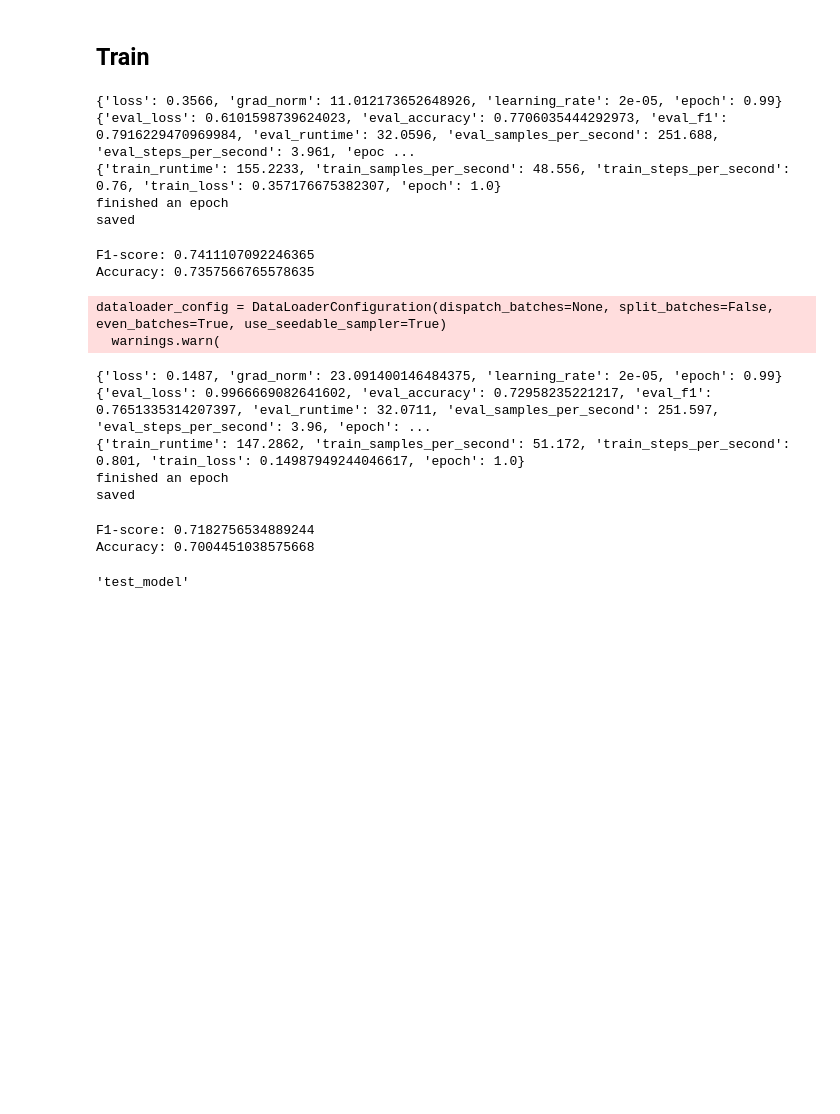
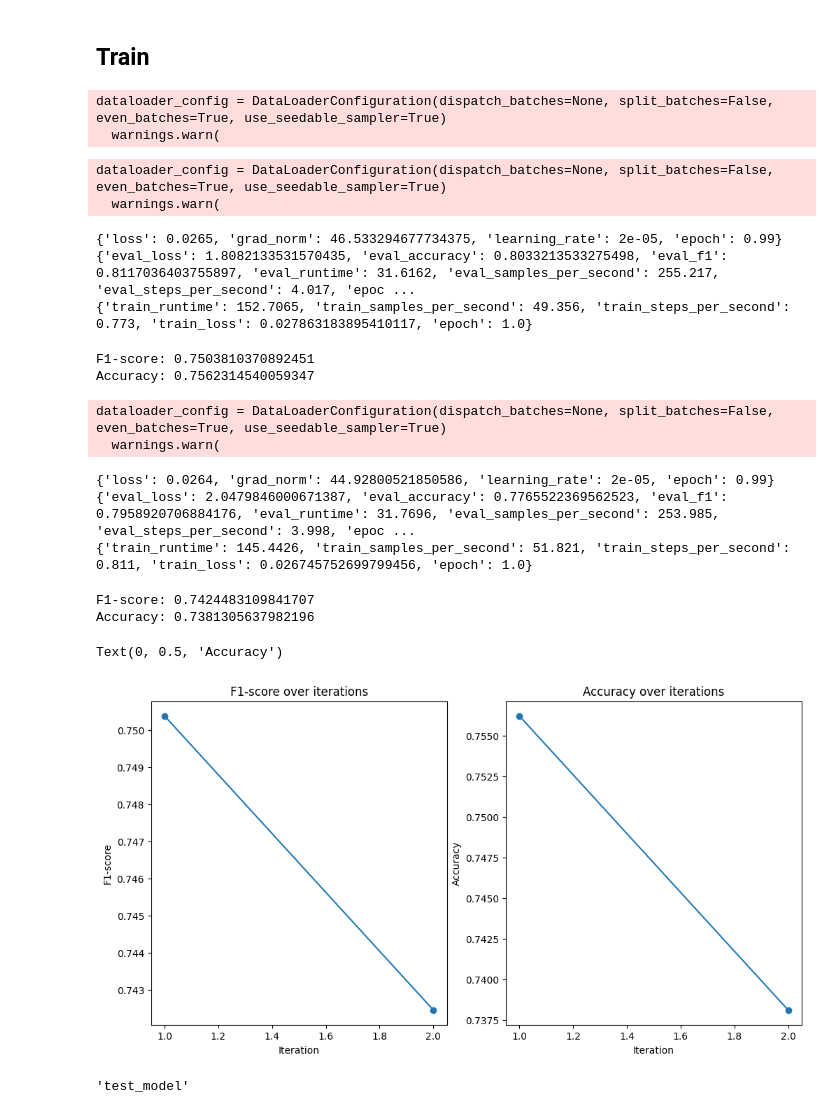
Before and after one commit to hermeschen1116/chat-bot, a Jupyter notebook: src/bot/emotion_predictor/run_EP.ipynb, the cells around one changed output. Saved outputs shown, nothing was run; the diff lists cells and outputs as text; code cells hidden in the pictures; blank space fills up the shorter version.

Commit message:
change shifting func

```diff
--- a/src/bot/emotion_predictor/run_EP.ipynb
+++ b/src/bot/emotion_predictor/run_EP.ipynb
@@ -148,10 +191,10 @@ data = data_raw
 train_dataset = data["train"]
 
 # 计算提取的前10%的数量
-num_samples = int(len(train_dataset) * 0.1)
+# num_samples = int(len(train_dataset) * 0.01)
 
 # 提取前10%的数据
-train_10_percent = train_dataset.select(range(num_samples))
+train_10_percent = train_dataset.select(range(1000))
 
 # 更新DatasetDict中的训练集
 data["train"] = train_10_percent
@@ -182,4 +225,4 @@ DatasetDict({
 # df["label"]  = df["label"].astype(int)
 # print(df.head(20))
 # %%
-shifting_train(data)
+shift_all(data)
@@ -301,5 +337,8 @@ trainer = Trainer(model=model, args=training_args,
                   tokenizer=tokenizer)
 # trainer.train(resume_from_checkpoint=True);
 # trainer.model.save_pretrained(new_model)
+# %% [output]
+dataloader_config = DataLoaderConfiguration(dispatch_batches=None, split_batches=False, even_batches=True, use_seedable_sampler=True)
+  warnings.warn(
 # %%
 # model = AutoModelForSequenceClassification.from_pretrained(base_model, num_labels=num_labels, id2label=id2label, label2id=label2id)
@@ -311,4 +350,15 @@ trainer1 = Trainer(model=model, args=training_args,
+# %%
+def predict(row, classifier):
+    text = row['text']
+    true_label = row['label']
+    predicted_result = classifier(text)[0]
+    predicted_label = label2id[predicted_result["label"]]
+    return {"predicted_label": predicted_label, "true_label": true_label}
 # %%
+import matplotlib.pyplot as plt
+f1_scores = []
+accuracies = []
+
 for i in range(2):
     model = AutoModelForSequenceClassification.from_pretrained(new_model, num_labels=num_labels, id2label=id2label, label2id=label2id)
     trainer1 = Trainer(model=model, args=training_args,
@@ -317,17 +367,18 @@ for i in range(2):
               eval_dataset=emotions_encoded["validation"],
               tokenizer=tokenizer)
     trainer1.train()
-    print("finished an epoch")
+    # print("finished an epoch")
     trainer1.model.save_pretrained(new_model)
-    print("saved")
-    classifier_model = AutoModelForSequenceClassification.from_pretrained(new_model, num_labels=num_labels, id2label=id2label, label2id=label2id)
-    classifier = pipeline("sentiment-analysis", model=classifier_model, tokenizer=tokenizer, device=0)
+    # print("saved")
+    # classifier_model = AutoModelForSequenceClassification.from_pretrained(new_model, num_labels=num_labels, id2label=id2label, label2id=label2id)
+    classifier = pipeline("sentiment-analysis", model=model, tokenizer=tokenizer, device=0)
     def predict(row):
         text = row['text']
         true_label = row['label']
         predicted_result = classifier(text)[0]
         predicted_label = label2id[predicted_result["label"]]
         return {"predicted_label": predicted_label, "true_label": true_label}
+
     predictions = test_data.map(predict)
     true_labels = [p["true_label"] for p in predictions]
     predicted_labels = [p["predicted_label"] for p in predictions]
@@ -337,23 +388,42 @@ for i in range(2):
 
     print("F1-score:", f1, )
     print("Accuracy:", accuracy)
+
+    f1_scores.append(f1)
+    accuracies.append(accuracy)
 # %% [output]
-{'loss': 0.3566, 'grad_norm': 11.012173652648926, 'learning_rate': 2e-05, 'epoch': 0.99}
-{'eval_loss': 0.6101598739624023, 'eval_accuracy': 0.7706035444292973, 'eval_f1': 0.7916229470969984, 'eval_runtime': 32.0596, 'eval_samples_per_second': 251.688, 'eval_steps_per_second': 3.961, 'epoc ...
-{'train_runtime': 155.2233, 'train_samples_per_second': 48.556, 'train_steps_per_second': 0.76, 'train_loss': 0.357176675382307, 'epoch': 1.0}
-finished an epoch
-saved
+dataloader_config = DataLoaderConfiguration(dispatch_batches=None, split_batches=False, even_batches=True, use_seedable_sampler=True)
+  warnings.warn(
-F1-score: 0.7411107092246365
-Accuracy: 0.7357566765578635
+{'loss': 0.0265, 'grad_norm': 46.533294677734375, 'learning_rate': 2e-05, 'epoch': 0.99}
+{'eval_loss': 1.8082133531570435, 'eval_accuracy': 0.8033213533275498, 'eval_f1': 0.8117036403755897, 'eval_runtime': 31.6162, 'eval_samples_per_second': 255.217, 'eval_steps_per_second': 4.017, 'epoc ...
+{'train_runtime': 152.7065, 'train_samples_per_second': 49.356, 'train_steps_per_second': 0.773, 'train_loss': 0.027863183895410117, 'epoch': 1.0}
-dataloader_config = DataLoaderConfiguration(dispatch_batches=None, split_batches=False, even_batches=True, use_seedable_sampler=True)
-  warnings.warn(
+F1-score: 0.7503810370892451
+Accuracy: 0.7562314540059347
-{'loss': 0.1487, 'grad_norm': 23.091400146484375, 'learning_rate': 2e-05, 'epoch': 0.99}
-{'eval_loss': 0.9966669082641602, 'eval_accuracy': 0.72958235221217, 'eval_f1': 0.7651335314207397, 'eval_runtime': 32.0711, 'eval_samples_per_second': 251.597, 'eval_steps_per_second': 3.96, 'epoch': ...
-{'train_runtime': 147.2862, 'train_samples_per_second': 51.172, 'train_steps_per_second': 0.801, 'train_loss': 0.14987949244046617, 'epoch': 1.0}
-finished an epoch
-saved
+dataloader_config = DataLoaderConfiguration(dispatch_batches=None, split_batches=False, even_batches=True, use_seedable_sampler=True)
+  warnings.warn(
-F1-score: 0.7182756534889244
-Accuracy: 0.7004451038575668
+{'loss': 0.0264, 'grad_norm': 44.92800521850586, 'learning_rate': 2e-05, 'epoch': 0.99}
+{'eval_loss': 2.0479846000671387, 'eval_accuracy': 0.7765522369562523, 'eval_f1': 0.7958920706884176, 'eval_runtime': 31.7696, 'eval_samples_per_second': 253.985, 'eval_steps_per_second': 3.998, 'epoc ...
+{'train_runtime': 145.4426, 'train_samples_per_second': 51.821, 'train_steps_per_second': 0.811, 'train_loss': 0.026745752699799456, 'epoch': 1.0}
+F1-score: 0.7424483109841707
+Accuracy: 0.7381305637982196
+# %%
+# 绘制 F1-score 和 Accuracy 的变化趋势
+plt.figure(figsize=(12, 6))
+
+plt.subplot(1, 2, 1)
+plt.plot(range(1, len(f1_scores) + 1), f1_scores, marker='o')
+plt.title('F1-score over iterations')
+plt.xlabel('Iteration')
+plt.ylabel('F1-score')
+
+plt.subplot(1, 2, 2)
+plt.plot(range(1, len(accuracies) + 1), accuracies, marker='o')
+plt.title('Accuracy over iterations')
+plt.xlabel('Iteration')
+plt.ylabel('Accuracy')
+# %% [output]
+Text(0, 0.5, 'Accuracy')
+[figure, added]
 # %%
 new_model
 # %% [output]
```
Also changed, not shown: parts of 9 cells of this notebook, 3 other files.
